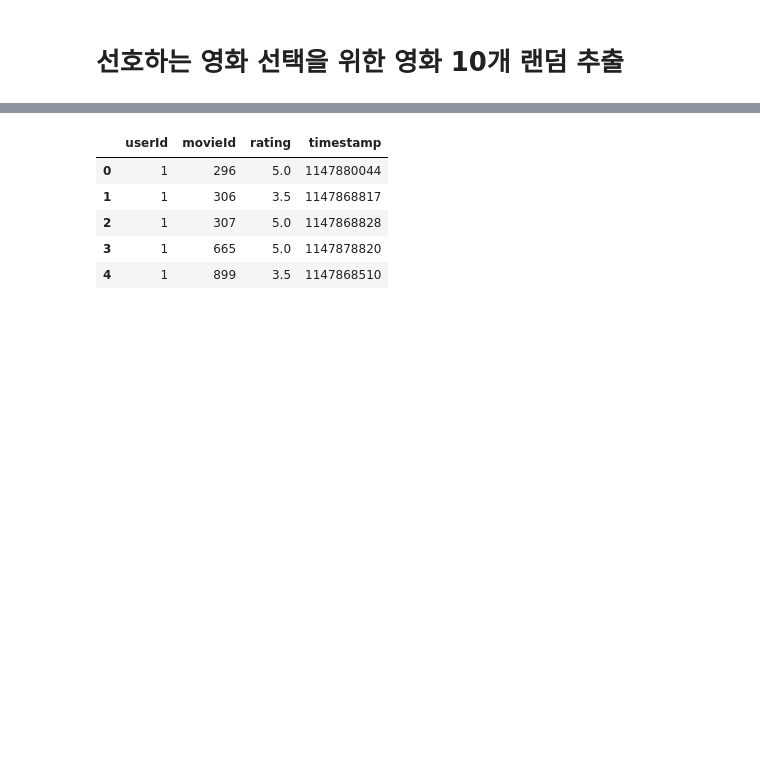
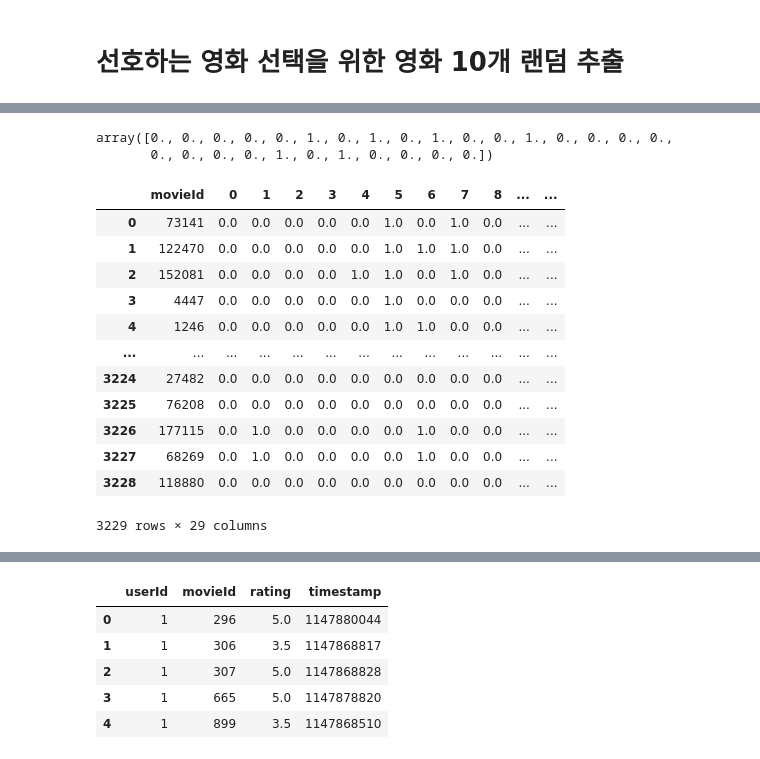
Before and after one commit to boostcampaitech4lv23recsys2/level3_productserving-level3-recsys-08, a Jupyter notebook: Data/DataProcessing/movie_select.ipynb, the cells around one changed output, grey strips where cells are left out. Drawn from its saved outputs; the diff is of its cells as text; code cells hidden in the pictures; blank space fills up the shorter version.

```diff
--- a/Data/DataProcessing/movie_select.ipynb
+++ b/Data/DataProcessing/movie_select.ipynb
@@ -4,0 +138,5 @@ import pandas as pd
+# %%
+genre_dic = dict()
+for idx, g in enumerate(genre):
+    genre_dic[g] = idx
+genre_dic
@@ -4,0 +161,8 @@ import pandas as pd
+# %%
+def get_encoding(genre):
+    g_encoding = np.zeros(28)
+    for g in genre:
+        g_encoding += encoding[genre_dic[g]]
+    return g_encoding
+# %%
+data['genre_encode'] = data['genres_list'].apply(lambda x: get_encoding(x))
@@ -4,0 +193,23 @@ import pandas as pd
+# %%
+data['genre_encode'][0]
+# %% [output]
+array([0., 0., 0., 0., 0., 1., 0., 1., 0., 1., 0., 0., 1., 0., 0., 0., 0.,
+       0., 0., 0., 0., 1., 0., 1., 0., 0., 0., 0.])
+# %%
+encode_df = pd.merge(data['movieId'], pd.DataFrame(list(data['genre_encode']), index=data['movieId']), on='movieId',how='inner')
+# %%
+encode_df
+# %% [output]
+|  | movieId | 0 | 1 | 2 | 3 | 4 | 5 | 6 | 7 | 8 | ... | ... |
+| 0 | 73141 | 0.0 | 0.0 | 0.0 | 0.0 | 0.0 | 1.0 | 0.0 | 1.0 | 0.0 | ... | ... |
+| 1 | 122470 | 0.0 | 0.0 | 0.0 | 0.0 | 0.0 | 1.0 | 1.0 | 1.0 | 0.0 | ... | ... |
+| 2 | 152081 | 0.0 | 0.0 | 0.0 | 0.0 | 1.0 | 1.0 | 0.0 | 1.0 | 0.0 | ... | ... |
+| 3 | 4447 | 0.0 | 0.0 | 0.0 | 0.0 | 0.0 | 1.0 | 0.0 | 0.0 | 0.0 | ... | ... |
+| 4 | 1246 | 0.0 | 0.0 | 0.0 | 0.0 | 0.0 | 1.0 | 1.0 | 0.0 | 0.0 | ... | ... |
+| ... | ... | ... | ... | ... | ... | ... | ... | ... | ... | ... | ... | ... |
+| 3224 | 27482 | 0.0 | 0.0 | 0.0 | 0.0 | 0.0 | 0.0 | 0.0 | 0.0 | 0.0 | ... | ... |
+| 3225 | 76208 | 0.0 | 0.0 | 0.0 | 0.0 | 0.0 | 0.0 | 0.0 | 0.0 | 0.0 | ... | ... |
+| 3226 | 177115 | 0.0 | 1.0 | 0.0 | 0.0 | 0.0 | 0.0 | 1.0 | 0.0 | 0.0 | ... | ... |
+| 3227 | 68269 | 0.0 | 1.0 | 0.0 | 0.0 | 0.0 | 0.0 | 1.0 | 0.0 | 0.0 | ... | ... |
+| 3228 | 118880 | 0.0 | 0.0 | 0.0 | 0.0 | 0.0 | 0.0 | 0.0 | 0.0 | 0.0 | ... | ... |
+3229 rows × 29 columns
```
Also changed, not shown: parts of 85 cells of this notebook.
